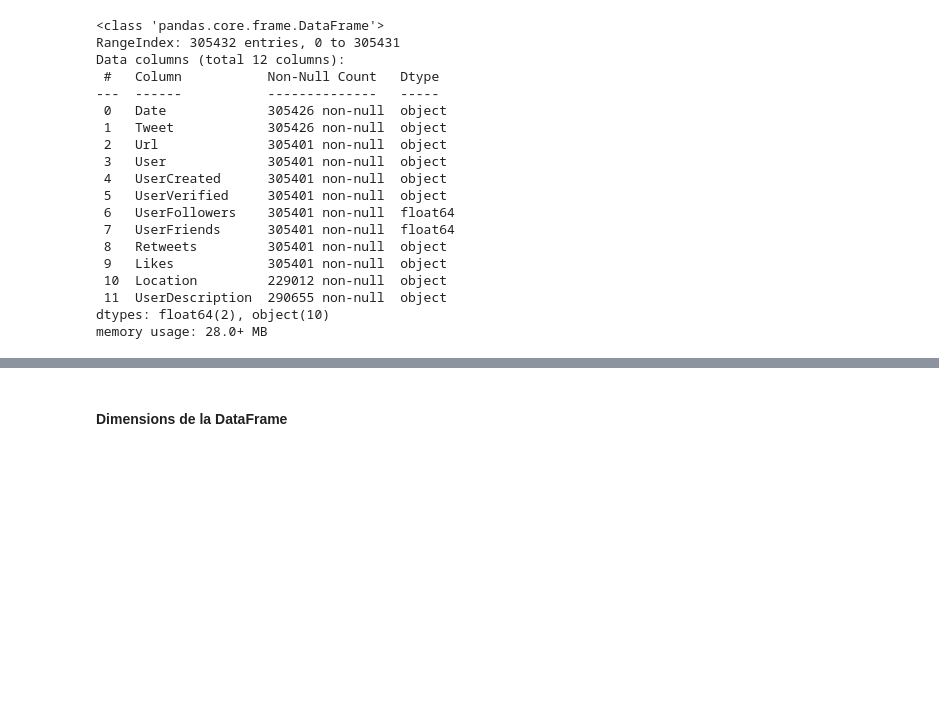
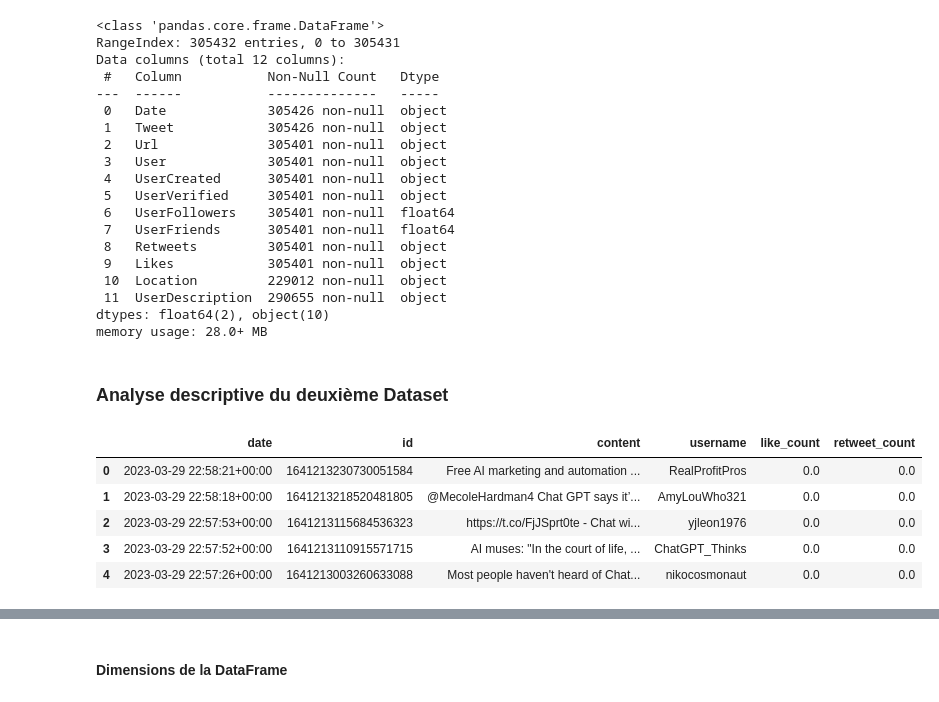
Before and after one commit to vincent-tran-94/Dataviz_Tweets_ChatGPT, a Jupyter notebook: Tweets_users_chatgpt.ipynb, the cells around one changed output, grey strips where cells are left out. Cells and saved outputs as stored; diff of their text form; code cells hidden in the pictures; blank space fills up the shorter version.

```diff
--- a/Tweets_users_chatgpt.ipynb
+++ b/Tweets_users_chatgpt.ipynb
@@ -55 +55,4 @@ df = pd.read_csv('data/tweets_users_chatgpt.csv')
+# %%
+#Lecture pour un deuxième dataset pour comparer avec notre WordCloud
+df2 = pd.read_csv("data/input_csv/Twitter_article.csv")
 # %% [markdown]
@@ -85,3 +88,14 @@ Data columns (total 12 columns):
  11  UserDescription  290655 non-null  object
 dtypes: float64(2), object(10)
 memory usage: 28.0+ MB
+# %% [markdown]
+### Analyse descriptive du deuxième Dataset
+# %%
+df2.head()
+# %% [output]
+|  | date | id | content | username | like_count | retweet_count |
+| 0 | 2023-03-29 22:58:21+00:00 | 1641213230730051584 | Free AI marketing and automation ... | RealProfitPros | 0.0 | 0.0 |
+| 1 | 2023-03-29 22:58:18+00:00 | 1641213218520481805 | @MecoleHardman4 Chat GPT says it’... | AmyLouWho321 | 0.0 | 0.0 |
+| 2 | 2023-03-29 22:57:53+00:00 | 1641213115684536323 | https://t.co/FjJSprt0te - Chat wi... | yjleon1976 | 0.0 | 0.0 |
+| 3 | 2023-03-29 22:57:52+00:00 | 1641213110915571715 | AI muses: "In the court of life, ... | ChatGPT_Thinks | 0.0 | 0.0 |
+| 4 | 2023-03-29 22:57:26+00:00 | 1641213003260633088 | Most people haven't heard of Chat... | nikocosmonaut | 0.0 | 0.0 |
```
Also changed, not shown: parts of 21 cells of this notebook, 4 other files.
